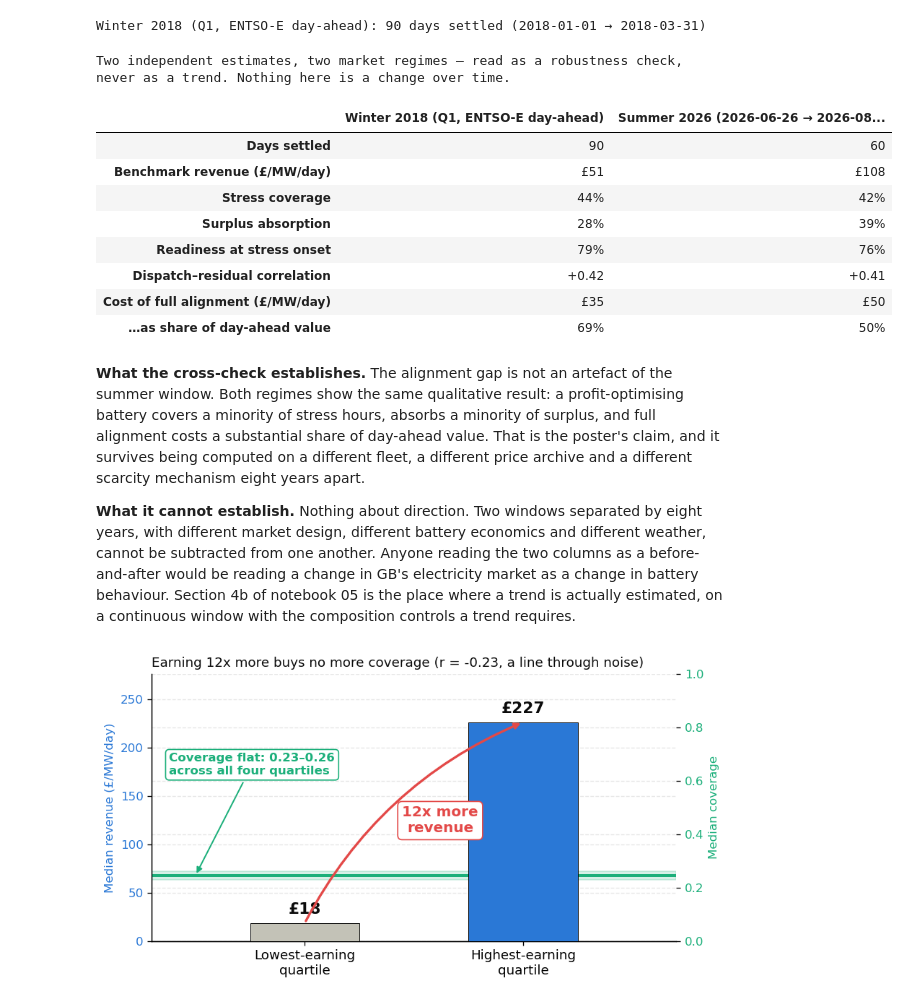
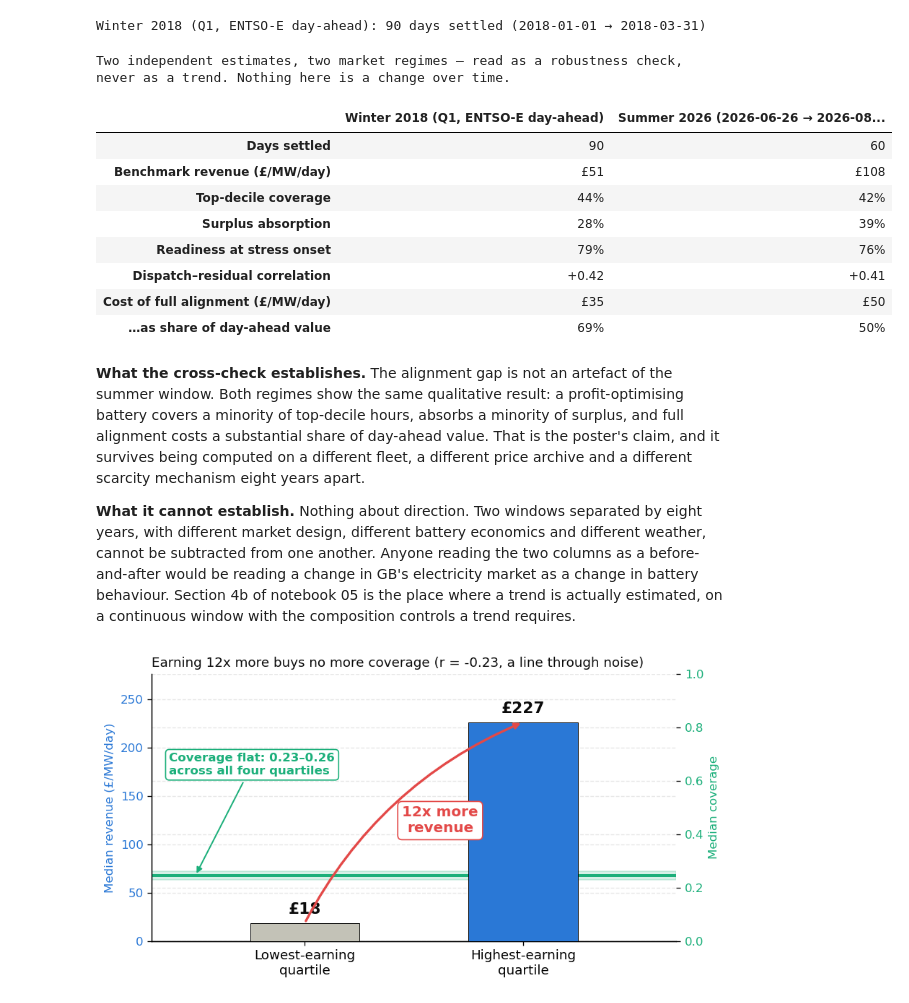
Before and after one commit to shaw029/power-trading, a Jupyter notebook: notebooks/04_alignment_gap.ipynb, the cells around one changed output. Saved outputs shown, nothing was run; the diff lists cells and outputs as text; code cells hidden in the pictures.

```diff
--- a/notebooks/04_alignment_gap.ipynb
+++ b/notebooks/04_alignment_gap.ipynb
@@ -985,7 +1005,7 @@ for q in THRESH_Q:
     g = pd.DataFrame(rows)
     thresh_rows.append({
         "top_pct": f"top {100 * (1 - q):.0f}%",
-        "stress_hours": int(h_q["stress"].sum()),
+        "top_decile_hours": int(h_q["stress"].sum()),
         "cost_gbp_mw_day": g["profit_cost_of_alignment"].mean() / POWER_MW,
         "gap_pct": g["stress_mwh_forgone"].sum() / max(g["stress_mwh_res"].sum(), 1e-9),
     })
@@ -1038,7 +1058,7 @@ for _ in range(BOOT_N):
 lo_s, hi_s = np.nanpercentile(shares, [2.5, 97.5])
 lo_c, hi_c = np.nanpercentile(costs, [2.5, 97.5])
 print(f"\nBootstrap on the lead numbers ({BOOT_N:,} resamples over days):")
-print(f"  free stress delivery : {pd_df['free_stress'].sum() / pd_df['best_stress'].sum():.0%} "
+print(f"  free top-decile delivery : {pd_df['free_stress'].sum() / pd_df['best_stress'].sum():.0%} "
       f"[{lo_s:.0%}, {hi_s:.0%}]")
 print(f"  cost of all of it    : "
       f"£{(pd_df['free_value'].sum() - pd_df['best_value'].sum()) / POWER_MW / len(pd_df):,.2f}/MW/day "
@@ -1172,7 +1192,7 @@ def _frontier_numbers(recs, deg):
     peak = f.loc[f["stress"].idxmax()]
     return {
         "free_share": f["stress"].iloc[0] / best,
-        "cost_all_stress": (base - peak["value"]) / POWER_MW / len(recs),
+        "cost_all_top_decile": (base - peak["value"]) / POWER_MW / len(recs),
         "shape": (f["stress"] / best).tolist(),
     }
 
@@ -1206,16 +1226,16 @@ print("\nACROSS EVERY COST MODEL TRIED")
 print(f"  cost of full alignment : £{both['cost_full_align'].min():,.0f}–"
       f"£{both['cost_full_align'].max():,.0f}/MW/day")
 print(f"  delivery gap           : {both['gap_pct'].min():.0%}–{both['gap_pct'].max():.0%}")
-print(f"  free stress share      : {deg_sens['free_share'].min():.0%}–"
+print(f"  free top-decile share    : {deg_sens['free_share'].min():.0%}–"
       f"{deg_sens['free_share'].max():.0%}")
-print(f"  cost of all of it      : £{deg_sens['cost_all_stress'].min():,.1f}–"
-      f"£{deg_sens['cost_all_stress'].max():,.1f}/MW/day")
+print(f"  cost of all of it      : £{deg_sens['cost_all_top_decile'].min():,.1f}–"
+      f"£{deg_sens['cost_all_top_decile'].max():,.1f}/MW/day")
 
 # Is the shape invariant, or just the endpoints? Compare each curve to the
 # production one point by point.
 ref = np.array(shapes[CFG["degradation_cost_per_mwh"]])
 worst = max(np.abs(np.array(v) - ref).max() for v in shapes.values())
 print(f"\nFrontier shape: largest deviation from the production curve at any "
-      f"weight is {worst:.1%} of achievable stress energy.")
+      f"weight is {worst:.1%} of achievable top-decile energy.")
 # %% [output]
 DEGRADATION SWEEP (production = £5/MWh)
@@ -1815,35 +1835,35 @@ summer = {
     "stress_coverage": scores["stress_coverage"],
     "surplus_absorption": scores["surplus_absorption"],
     "readiness": readiness,
     "correlation": scores["correlation"],
     "cost_of_alignment": mean_gap,
     "cost_share_of_da": gap_df["profit_cost_of_alignment"].sum() / gap_df["profit_arb"].sum(),
 }
 
 rows = {
     "Days settled": ("days", "{:,.0f}"),
     "Benchmark revenue (£/MW/day)": ("revenue_gbp_mw_day", "£{:,.0f}"),
-    "Stress coverage": ("stress_coverage", "{:.0%}"),
+    "Top-decile coverage": ("stress_coverage", "{:.0%}"),
     "Surplus absorption": ("surplus_absorption", "{:.0%}"),
     "Readiness at stress onset": ("readiness", "{:.0%}"),
     "Dispatch–residual correlation": ("correlation", "{:+.2f}"),
     "Cost of full alignment (£/MW/day)": ("cost_of_alignment", "£{:,.0f}"),
     "…as share of day-ahead value": ("cost_share_of_da", "{:.0%}"),
 }
 compare = pd.DataFrame(
     {w["label"]: {name: fmt.format(w[key]) for name, (key, fmt) in rows.items()}
      for w in (winter, summer)}
 )
 print("Two independent estimates, two market regimes — read as a robustness check,")
 print("never as a trend. Nothing here is a change over time.\n")
 compare
 # %% [output]
 Two independent estimates, two market regimes — read as a robustness check,
 never as a trend. Nothing here is a change over time.
 |  | Winter 2018 (Q1, ENTSO-E day-ahead) | Summer 2026 (2026-06-26 → 2026-08... |
 | Days settled | 90 | 60 |
 | Benchmark revenue (£/MW/day) | £51 | £108 |
-| Stress coverage | 44% | 42% |
+| Top-decile coverage | 44% | 42% |
 | Surplus absorption | 28% | 39% |
 | Readiness at stress onset | 79% | 76% |
 | Dispatch–residual correlation | +0.42 | +0.41 |
@@ -1852,7 +1872,7 @@ never as a trend. Nothing here is a change over time.
 # %% [markdown]
 **What the cross-check establishes.** The alignment gap is not an artefact of the summer
 window. Both regimes show the same qualitative result: a profit-optimising battery covers a
-minority of stress hours, absorbs a minority of surplus, and full alignment costs a
+minority of top-decile hours, absorbs a minority of surplus, and full alignment costs a
 substantial share of day-ahead value. That is the poster's claim, and it survives being
 computed on a different fleet, a different price archive and a different scarcity mechanism
 eight years apart.
```
Also changed, not shown: parts of 17 cells of this notebook, 2 other files.
